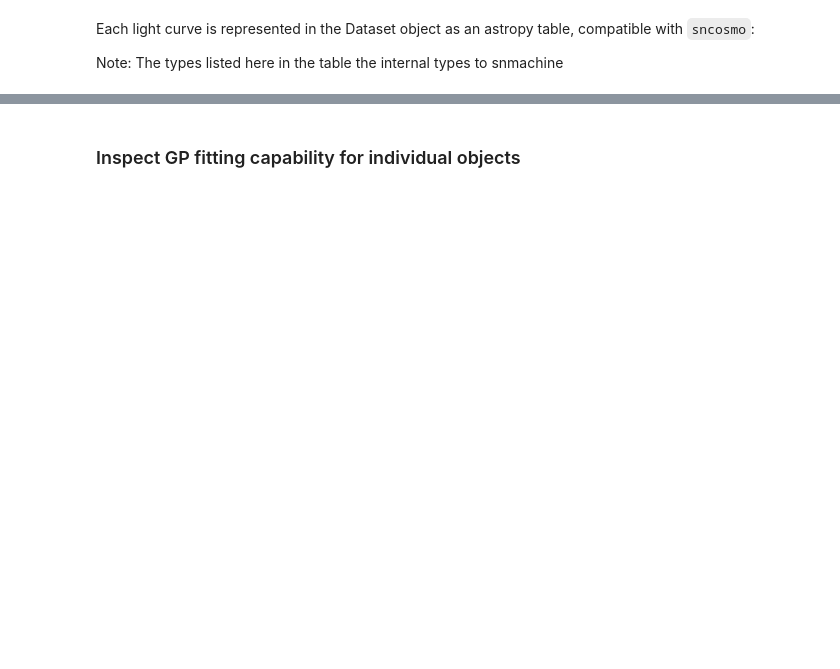
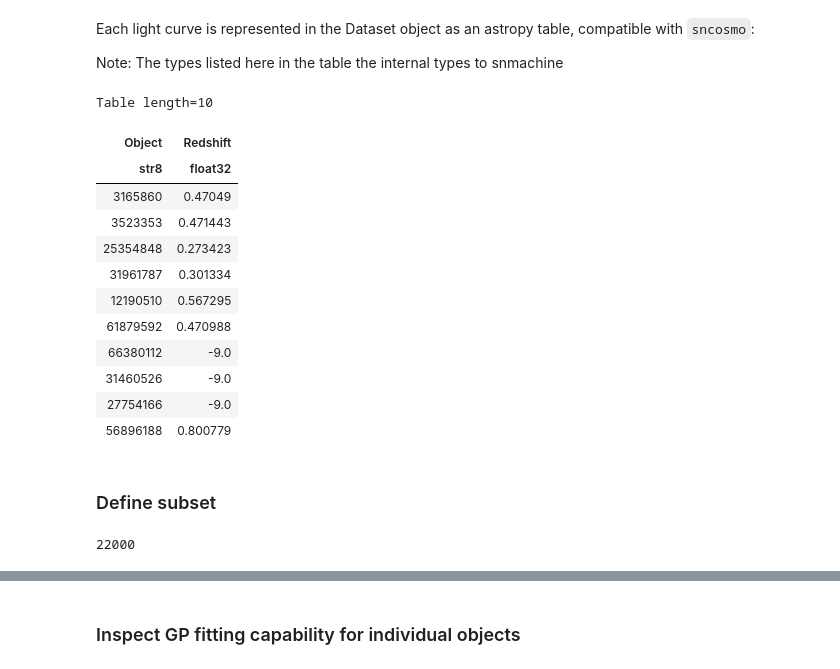
Before and after one commit to LSSTDESC/snmachine, a Jupyter notebook: examples/example_cadence_kraken_2026_wfd.ipynb, the cells around one changed output, grey strips where cells are left out. Drawn from its saved outputs; the diff is of its cells as text; code cells hidden in the pictures; blank space fills up the shorter version.

```diff
--- a/examples/example_cadence_kraken_2026_wfd.ipynb
+++ b/examples/example_cadence_kraken_2026_wfd.ipynb
@@ -87,3 +134,22 @@ types=dat.get_types()
 Each light curve is represented in the Dataset object as an astropy table, compatible with `sncosmo`:
 
 Note: The types listed here in the table the internal types to snmachine
+# %%
+_, reds=dat.get_redshift()
+reds[:10]
+# %% [output]
+Table length=10
+| Object | Redshift |
+| str8 | float32 |
+| 3165860 | 0.47049 |
+| 3523353 | 0.471443 |
+| 25354848 | 0.273423 |
+| 31961787 | 0.301334 |
+| 12190510 | 0.567295 |
+| 61879592 | 0.470988 |
+| 66380112 | -9.0 |
+| 31460526 | -9.0 |
+| 27754166 | -9.0 |
+| 56896188 | 0.800779 |
+# %% [markdown]
+### Define subset
@@ -89,0 +182,6 @@ Note: The types listed here in the table the internal types to snmachine
+# %%
+#list(reduced_set)
+# subset = list(map(int, reduced_set))
+len(rand_objs)
+# %% [output]
+22000
```
Also changed, not shown: parts of 28 cells of this notebook, 1 other file.
